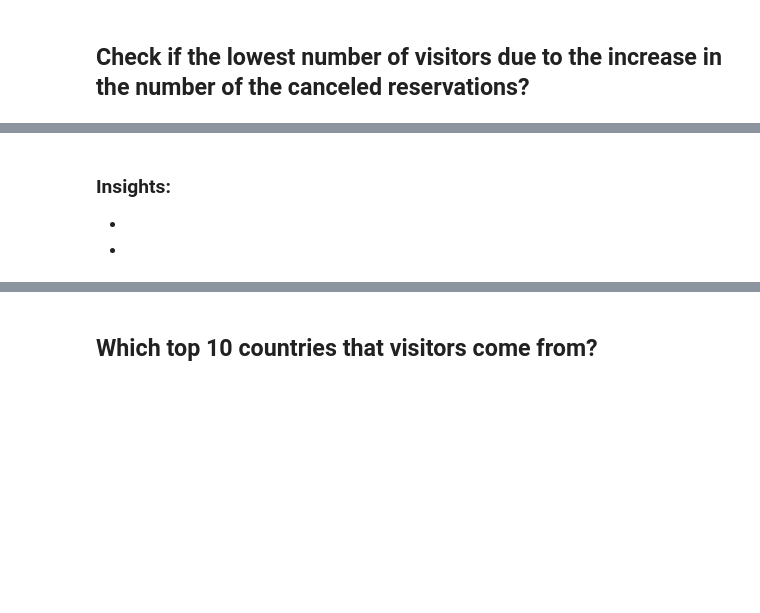
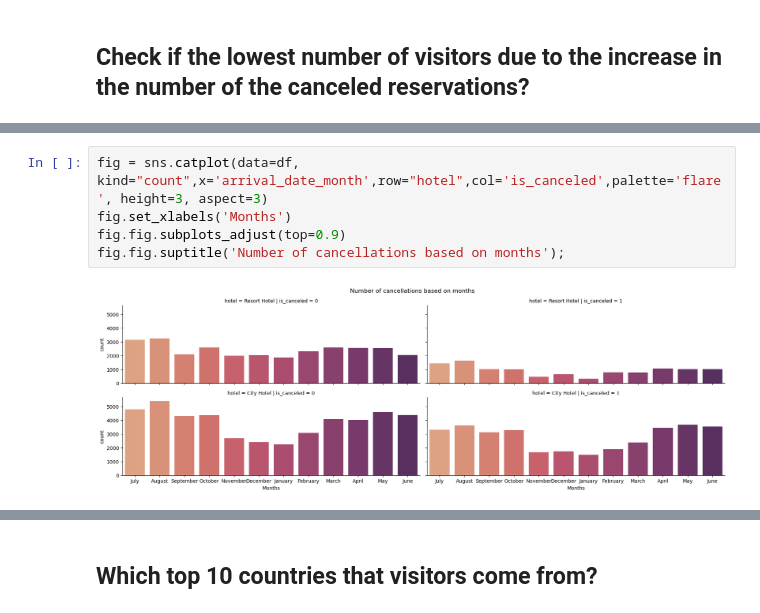
Before and after one commit to munirah-khalid/CV_Lab, a Jupyter notebook: CV_Assignment.ipynb, the cells around one changed output, grey strips where cells are left out. Saved outputs shown, nothing was run; the diff lists cells and outputs as text; blank space fills up the shorter version.

```diff
--- a/CV_Assignment.ipynb
+++ b/CV_Assignment.ipynb
@@ -133,4 +148,7 @@ df.describe(include='object')
-# %% [markdown]
-### Insights:
--
--
+# %%
+fig = sns.catplot(data=df, kind="count",x='arrival_date_month',row="hotel",col='is_canceled',palette='flare', height=3, aspect=3)
+fig.set_xlabels('Months')
+fig.fig.subplots_adjust(top=0.9)
+fig.fig.suptitle('Number of cancellations based on months');
+# %% [output]
+[figure, added]
```
Also changed, not shown: parts of 33 cells of this notebook.
